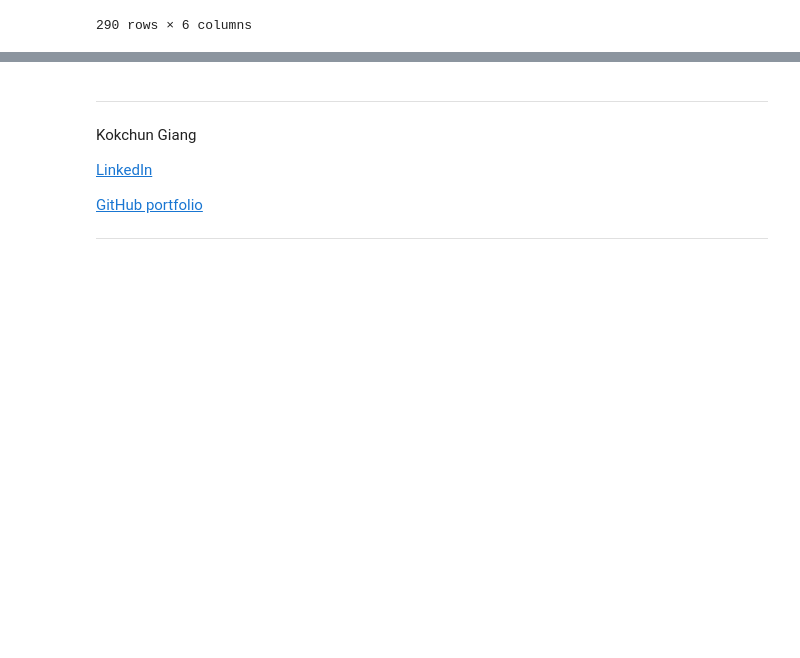
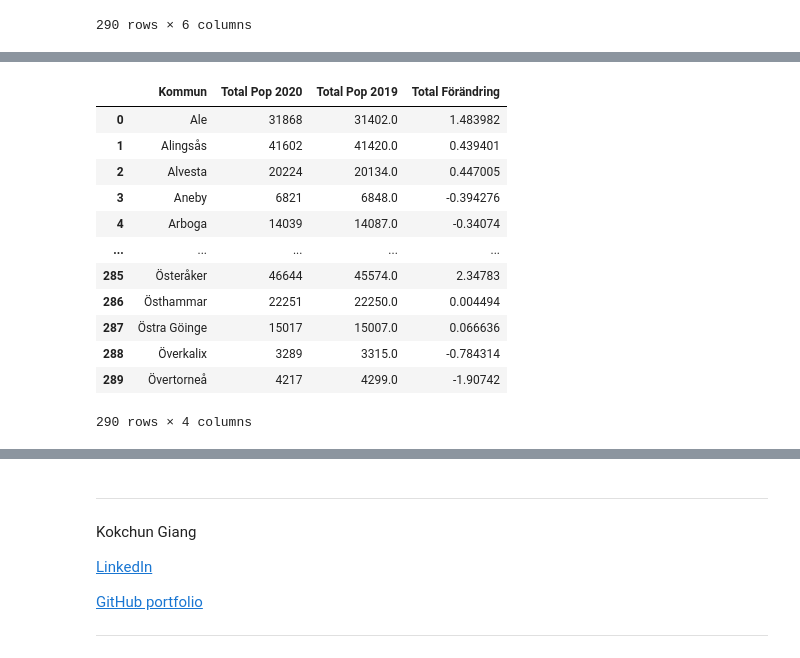
Before and after one commit to smlatic/Databehandling-Edin-Smlatic, a Jupyter notebook: Exercises/E00_pandas_basic_syntax.ipynb, the cells around one changed output, grey strips where cells are left out. Drawn from its saved outputs; the diff is of its cells as text; code cells hidden in the pictures; blank space fills up the shorter version.

```diff
--- a/Exercises/E00_pandas_basic_syntax.ipynb
+++ b/Exercises/E00_pandas_basic_syntax.ipynb
@@ -502,0 +521,23 @@ df_kvinna["Kön"] = "Kvinna"
+# %%
+total_set = import_datasets("../Data/komtopp50_2020.xlsx", "Totalt")
+total_set.drop(["Rang 2020", "Rang 2019"], inplace=True, axis=1)
+total_set.rename(
+    {"Folkmängd 2020": "Total Pop 2020",
+    "Folkmängd 2019": "Total Pop 2019",
+    "Förändring": "Total Förändring"}, inplace=True, axis=1)
+
+total_set
+# %% [output]
+|  | Kommun | Total Pop 2020 | Total Pop 2019 | Total Förändring |
+| 0 | Ale | 31868 | 31402.0 | 1.483982 |
+| 1 | Alingsås | 41602 | 41420.0 | 0.439401 |
+| 2 | Alvesta | 20224 | 20134.0 | 0.447005 |
+| 3 | Aneby | 6821 | 6848.0 | -0.394276 |
+| 4 | Arboga | 14039 | 14087.0 | -0.34074 |
+| ... | ... | ... | ... | ... |
+| 285 | Österåker | 46644 | 45574.0 | 2.34783 |
+| 286 | Östhammar | 22251 | 22250.0 | 0.004494 |
+| 287 | Östra Göinge | 15017 | 15007.0 | 0.066636 |
+| 288 | Överkalix | 3289 | 3315.0 | -0.784314 |
+| 289 | Övertorneå | 4217 | 4299.0 | -1.90742 |
+290 rows × 4 columns
```
Also changed, not shown: parts of 5 cells of this notebook, 4 other files.
